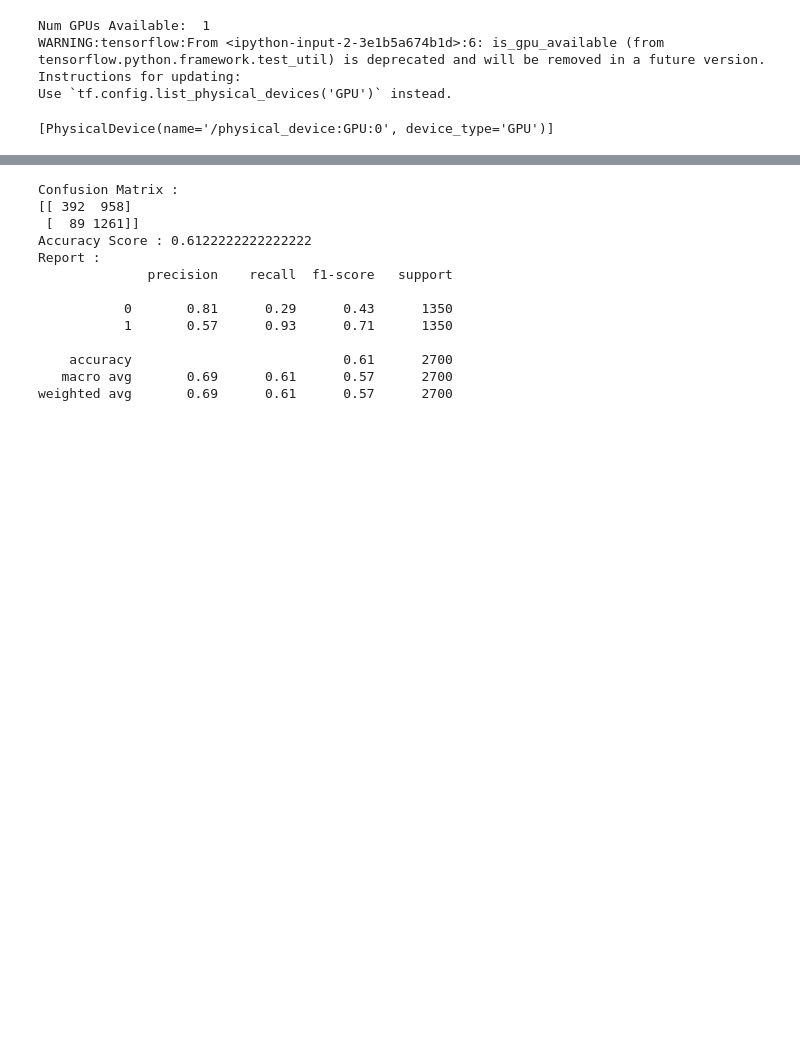
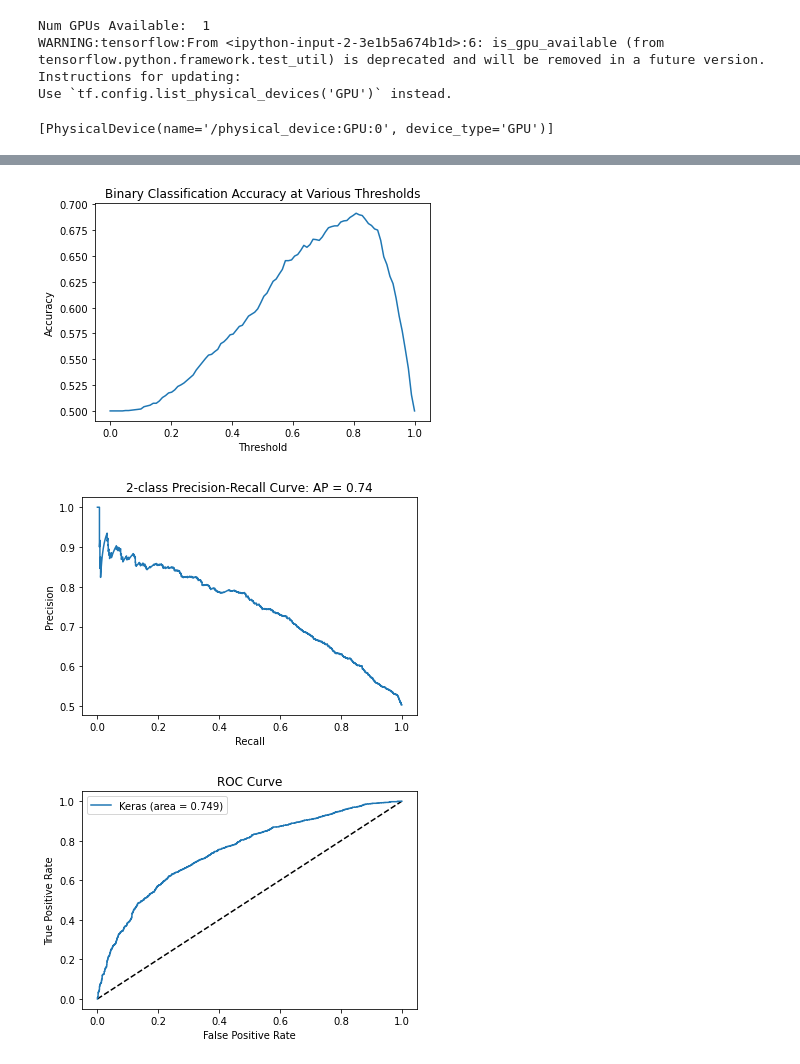
Before and after one commit to brandonshih/chair, a Jupyter notebook: Model.ipynb, the cells around one changed output, grey strips where cells are left out. Cells and saved outputs as stored; diff of their text form; code cells hidden in the pictures; blank space fills up the shorter version.

```diff
--- a/Model.ipynb
+++ b/Model.ipynb
@@ -203,6 +212,6 @@ plt.show()
 # %%
-# model = load_model('C:\\Users\\user\\saved_models\\basic_alldata_1.h5')
-# model.evaluate_generator(generator = validation_generator, verbose = 1)
+model = load_model('C:\\Users\\user\\saved_models\\basic_alldata_0.0001_25_250_1.h5')
+#model.evaluate_generator(generator = validation_generator, steps = STEP_SIZE_VALID, verbose = 1)
 
 test_generator.reset()
 pred = model.predict_generator(test_generator,
@@ -216,8 +222,7 @@ Please use Model.predict, which supports generators.
 # %%
 test_labels = []
-for filename in os.listdir('c:\\Users\\user\\chair_model\\test\\test_folder'):
+for filename in os.listdir('C:\\Users\\user\\chair_model\\test\\test_folder'):
     if 'empty' in filename:
         test_labels.append(0)
     else:
         test_labels.append(1)
-print(len(test_labels))
@@ -226,9 +228,0 @@ print(len(test_labels))
-# %%
-threshold = 0.5
-pred_labels = []
-for i in pred:
-    if i >= threshold:
-        pred_labels.append(1)
-    else:
-        pred_labels.append(0)
-print(len(pred_labels))
@@ -237,26 +229,38 @@ print(len(pred_labels))
-# %%
-from sklearn.metrics import confusion_matrix
-from sklearn.metrics import accuracy_score
-from sklearn.metrics import classification_report
-
-results = confusion_matrix(test_labels, pred_labels)
-
-print('Confusion Matrix :')
-print(results)
-print('Accuracy Score :', accuracy_score(test_labels, pred_labels))
-print('Report : ')
-print(classification_report(test_labels, pred_labels))
-# %% [output]
-Confusion Matrix :
-[[ 392  958]
- [  89 1261]]
-Accuracy Score : 0.6122222222222222
-Report :
-              precision    recall  f1-score   support
-
-           0       0.81      0.29      0.43      1350
-           1       0.57      0.93      0.71      1350
-
-    accuracy                           0.61      2700
-   macro avg       0.69      0.61      0.57      2700
-weighted avg       0.69      0.61      0.57      2700
+# %%
+accuracy = []
+for th in np.linspace(0, 1, 100):
+    pred_labels = (pred > th)
+    x = accuracy_score(pred_labels, test_labels)
+    accuracy.append(x)
+
+plt.figure(1)
+plt.plot(np.linspace(0, 1, 100), accuracy)
+plt.xlabel('Threshold')
+plt.ylabel('Accuracy')
+plt.title('Binary Classification Accuracy at Various Thresholds')
+
+plt.figure(2)
+precision, recall, thresholds = precision_recall_curve(test_labels, pred)
+average_precision = average_precision_score(test_labels, pred)
+plt.plot(recall, precision)
+plt.xlabel('Recall')
+plt.ylabel('Precision')
+plt.title('2-class Precision-Recall Curve: AP = ''{0:0.2f}'.format(average_precision))
+
+fpr_keras, tpr_keras, thersholds_keras = roc_curve(test_labels, pred)
+auc_keras = auc(fpr_keras, tpr_keras)
+
+plt.figure(3)
+plt.plot([0, 1], [0, 1], 'k--')
+plt.plot(fpr_keras, tpr_keras, label = 'Keras (area = {:.3f})'.format(auc_keras))
+plt.xlabel('False Positive Rate')
+plt.ylabel('True Positive Rate')
+plt.title('ROC Curve')
+plt.legend(loc = 'best')
+plt.show()
+
+plt.show()
+# %% [output]
+[figure, added]
+[figure, added]
+[figure, added]
```
Also changed, not shown: parts of 16 cells of this notebook.
